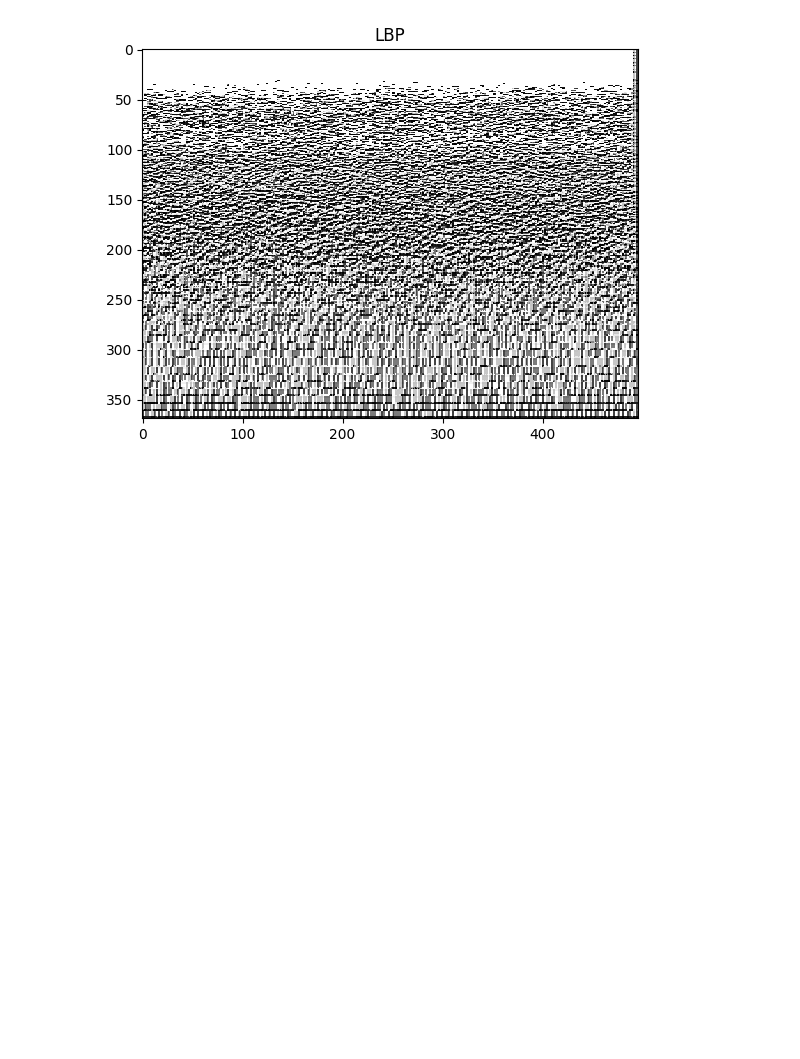
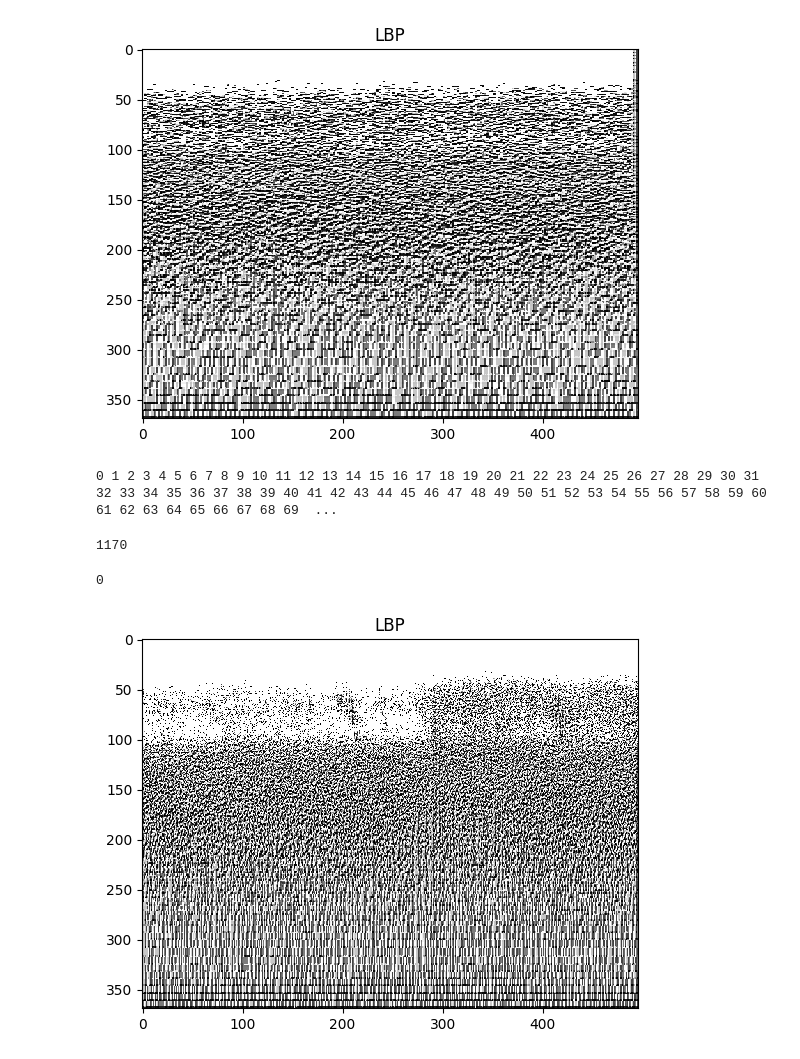
Before and after one commit to staubjoao/trabalhoIA_2, a Jupyter notebook: preparando_LBP.ipynb, the cells around one changed output. Cells and saved outputs as stored; diff of their text form; code cells hidden in the pictures; blank space fills up the shorter version.

```diff
--- a/preparando_LBP.ipynb
+++ b/preparando_LBP.ipynb
@@ -111,3 +115,40 @@ plt.show()
 # %% [output]
 0
 [figure]
+# %%
+# Para o arquivo de audio completo
+labels_completo = []
+specs_completo = []
+
+classes = ["beach","bus","cafe_restaurant","car","city_center","forest_path","grocery_store","home","library","metro_station","office","park","residential_area","train","tram"]
+classes_int = [i for i in range(15)]
+path = './spec_evaluation_completo/'
+
+j = 0
+k = 0
+for i in range(1170):
+    aux = []
+    if j == 78:
+        j = 0
+        k += 1
+    path_total = path + 'class_' + classes[k] + '/' + str(i) + '.png'
+    img = cv2.imread(path_total, 0)
+    specs_completo.append(img)
+    labels_completo.append(classes_int[k])
+    j += 1
+    print(i, end=" ")
+# %% [output]
+0 1 2 3 4 5 6 7 8 9 10 11 12 13 14 15 16 17 18 19 20 21 22 23 24 25 26 27 28 29 30 31 32 33 34 35 36 37 38 39 40 41 42 43 44 45 46 47 48 49 50 51 52 53 54 55 56 57 58 59 60 61 62 63 64 65 66 67 68 69  ...
+# %%
+# Geração dos histogramas
+X_completo = []
+
+for spec in specs_completo:
+    hist = desc.describe(spec)
+    X_completo.append(hist)
+
+y_completo = labels_completo[:]
+# %%
+len(X_completo)
+# %% [output]
+1170
@@ -113,0 +171,12 @@ plt.show()
+# %%
+radius = 2
+n_points = 8
+lbp = local_binary_pattern(specs_completo[0], n_points, radius)
+
+print(y_completo[0])
+plt.imshow(lbp, cmap=plt.cm.gray)
+plt.title('LBP')
+plt.show()
+# %% [output]
+0
+[figure, added]
```
Also changed, not shown: parts of 6 cells of this notebook, 3 other files.
